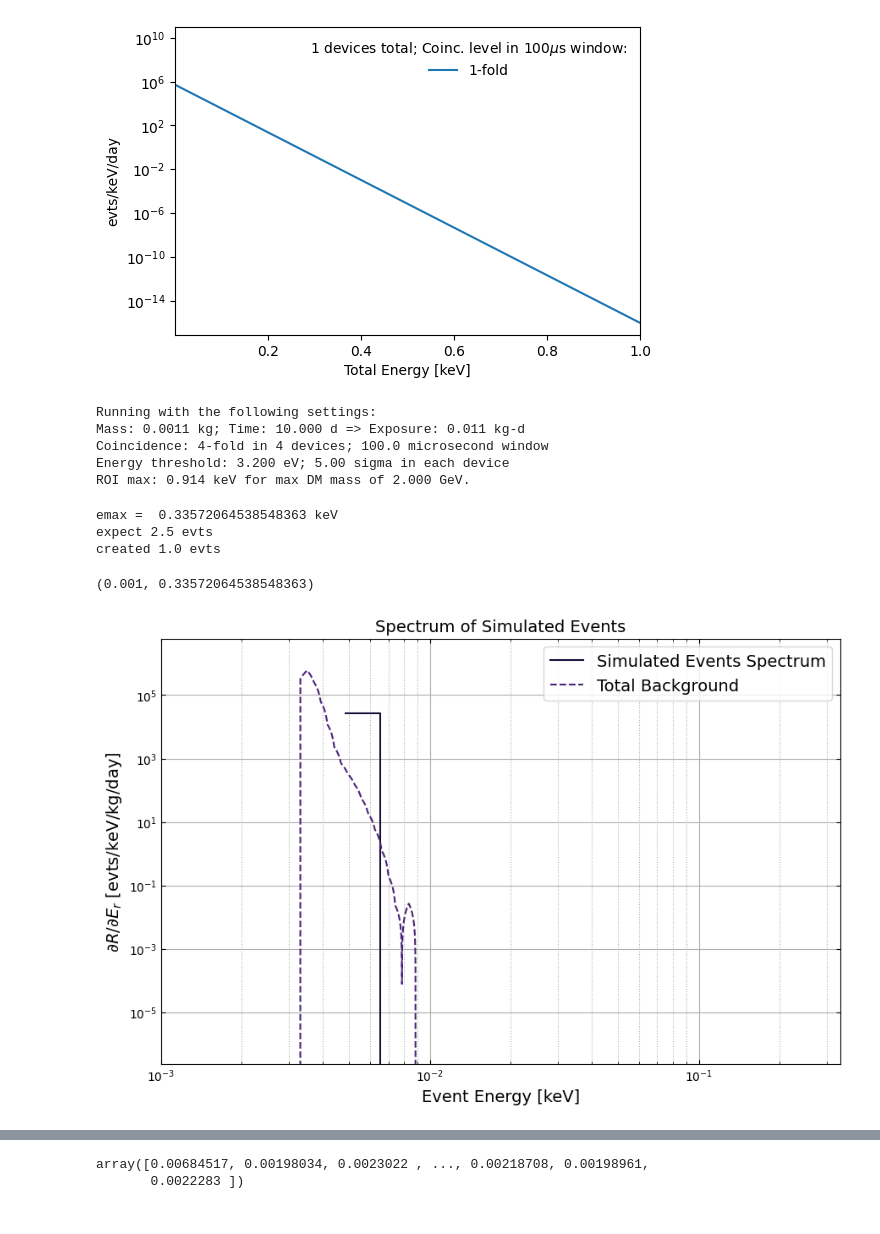
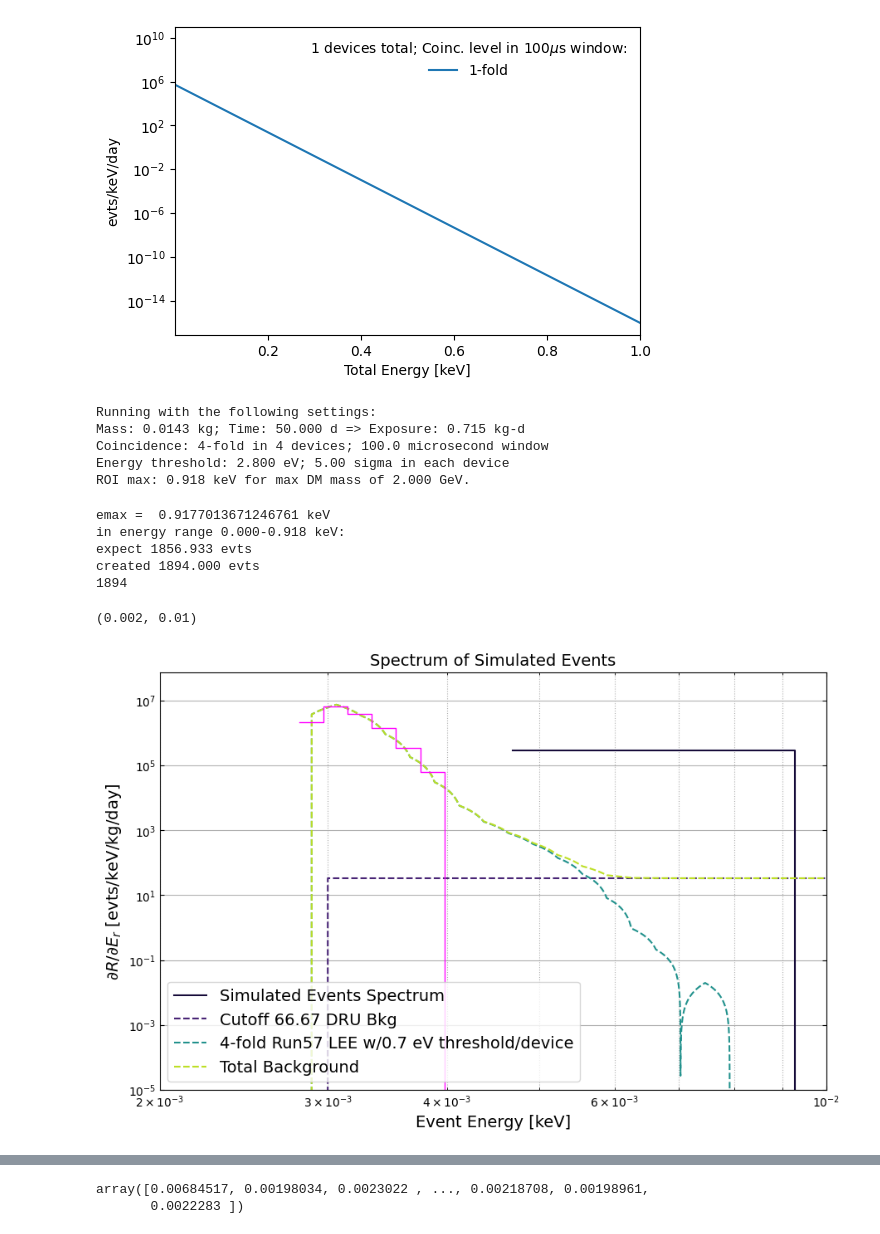
Before and after one commit to spice-herald/DarkLim, a Jupyter notebook: examples/helium-update-playground.ipynb, the cells around one changed output, grey strips where cells are left out. Saved outputs shown, nothing was run; the diff lists cells and outputs as text; code cells hidden in the pictures.

```diff
--- a/examples/helium-update-playground.ipynb
+++ b/examples/helium-update-playground.ipynb
@@ -181,7 +182,7 @@ savedir = 'testout3'
 change_box = True
 var_threshold = False
 
-energy_res = 0.02e-3 # energy resolution in keV
+energy_res = 0.200e-3 # energy resolution in keV
 
 n_devices = 4
 coinc = 4
@@ -193,10 +194,10 @@ he_gain = 0.15
 #mass_det = 10*1e-3
 #mass_det = 0.010 # mass in kg
 
-mass_det = 1.1*1e-3
-#mass_det = 14.3*1e-3
+#mass_det = 1.1*1e-3
+mass_det = 14.3*1e-3
 
-time_elapsed = 10 # days
+time_elapsed = 50 # days
 efficiency = 1.0
 
 tm = 'He' # target name
@@ -220,7 +221,7 @@ else:
     nsigma = 5
 
 #per_device_threshold = nsigma * energy_res # threshold
-per_device_threshold = 0.8e-3
+per_device_threshold = 0.7e-3
 threshold = coinc*per_device_threshold
 
 SE = darklim.sensitivity.SensEst(mass_det, time_elapsed, eff=efficiency, tm=tm, gain=he_gain)
@@ -235,51 +236,58 @@ print('Energy threshold: {:0.3f} eV; {:0.2f} sigma in each device'.format(thresh
 print('ROI max: {:0.3f} keV for max DM mass of {:0.3f} GeV.'.format(ehigh,max(m_dms)))
 # %% [output]
 Running with the following settings:
-Mass: 0.0011 kg; Time: 10.000 d => Exposure: 0.011 kg-d
+Mass: 0.0143 kg; Time: 50.000 d => Exposure: 0.715 kg-d
 Coincidence: 4-fold in 4 devices; 100.0 microsecond window
-Energy threshold: 3.200 eV; 5.00 sigma in each device
-ROI max: 0.914 keV for max DM mass of 2.000 GeV.
+Energy threshold: 2.800 eV; 5.00 sigma in each device
+ROI max: 0.918 keV for max DM mass of 2.000 GeV.
 # %%
 SE.reset_sim()
 
 #SE.add_flat_bkgd(10/he_gain) # flat background of 1 DRU
 #SE.add_nfold_powerlaw_lee_bkgd(m=n_devices,n=coinc,w=window)
 #SE.add_run57_lee_bkgd('4-1cm2',m=4,w=window,thres=per_device_threshold)
 
-#SE.add_cutoff_flat_bkgd(he_gain, 10/he_gain)
-SE.add_run57_lee_bkgd('24-1cm2',window='var',part='wpart',thres=per_device_threshold)
+SE.add_cutoff_flat_bkgd(he_gain, 10/he_gain, include_discrim=True, photon_eff=0.15)
+SE.add_run57_lee_bkgd('24-1cm2',window='var',part='wpart',thres=per_device_threshold,scale_by=0.5)
 
-dmmass = 1
+#SE.add_cutoff_flat_bkgd(he_gain, 10/he_gain, include_discrim=False, photon_eff=0.15)
+#SE.add_run57_lee_bkgd('24-1cm2',window='var',part='wpart',thres=per_device_threshold,scale_by=1)
+
+dmmass = 2
 xsec = 2e-39
 #SE.add_dm_bkgd(dmmass, xsec)
 
 #en_interp = np.geomspace(1e-6,1, num=1000)
 #dm = smeared_wimp(en_interp,dmmass,sigma0=xsec,tm=tm,res=energy_res)
 
 ehigh = darklim.sensitivity.edep_to_eobs(darklim.limit.drde_max_q(dmmass, tm=tm),he_gain) + 10*np.sqrt(n_devices)*energy_res
 print('emax = ',ehigh,'keV')
 
-gen_evts = SE.generate_background(ehigh, e_low=threshold, npts=10000, plot_bkgd=True, verbose=True)
+#gen_evts = SE.generate_background(ehigh, e_low=threshold, npts=10000, plot_bkgd=True, verbose=True)
+gen_evts = SE.generate_background(ehigh, e_low=1e-4, npts=10000, plot_bkgd=True, verbose=True)
 ax = plt.gca()
 
-h = Hist1d(gen_evts[gen_evts>threshold],bins=np.geomspace(1e-4,1e-3,num=100))
+h = Hist1d(gen_evts[gen_evts>threshold],bins=np.geomspace(threshold,ehigh,num=100))
 bw = h.bin_edges[1::]-h.bin_edges[:-1]
 #h *= pile_up_rate/np.sum(h.histogram)
 h *= 1/bw/mass_det/time_elapsed
 h.plot(lw=1,color='magenta')
 
+print(len(gen_evts[gen_evts>threshold]))
 
 
 #ax.plot(en_interp,dm,ls='-',alpha=1,color='magenta',label='Smeared WIMP')
 
-#plt.ylim(0.1,50)
+ax.set_ylim(1e-5,None)
 ax.set_xscale('log')
-ax.set_xlim(1e-3,ehigh)
+ax.set_xlim(2e-3,1e-2)
 #ax.axvline(threshold,ls='-',color='red')
 #ax.axvspan(threshold-energy_res,threshold+energy_res,facecolor='red',alpha=0.1)
 # %% [output]
-emax =  0.33572064538548363 keV
-expect 2.5 evts
-created 1.0 evts
+emax =  0.9177013671246761 keV
+in energy range 0.000-0.918 keV:
+expect 1856.933 evts
+created 1894.000 evts
+1894
-(0.001, 0.33572064538548363)
+(0.002, 0.01)
-[figure, old version]
+[figure, new version]
```
Also changed, not shown: parts of 3 cells of this notebook, 4 other files.
